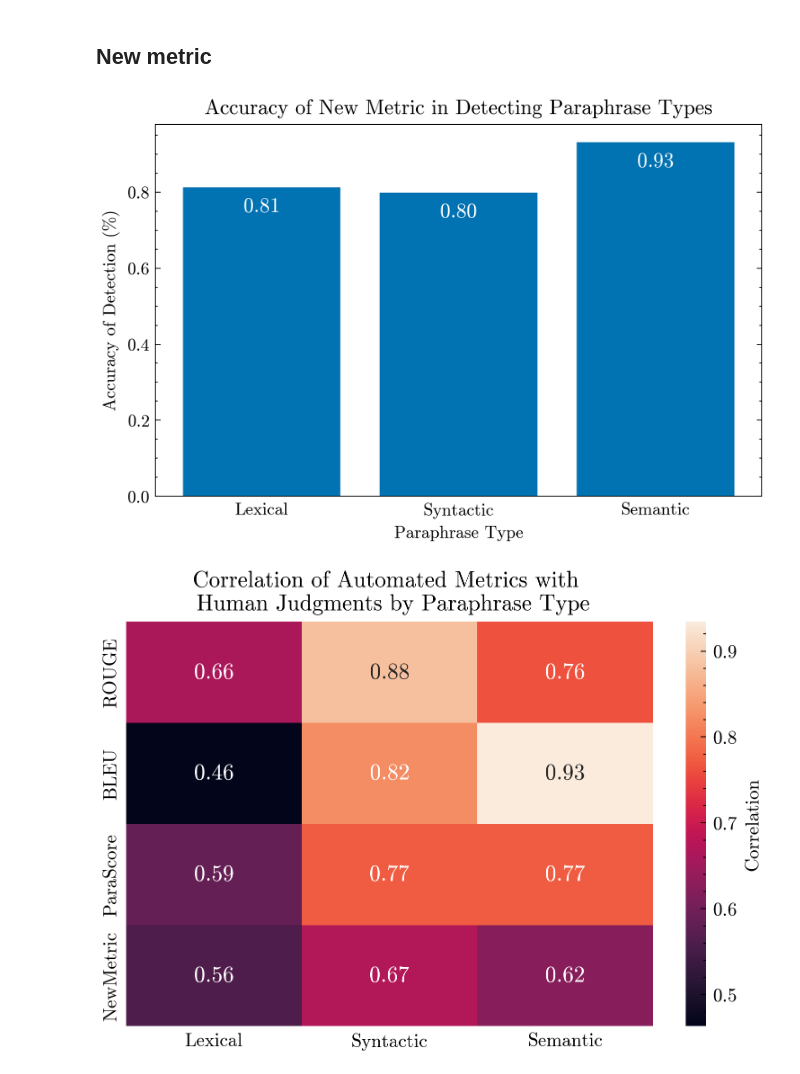
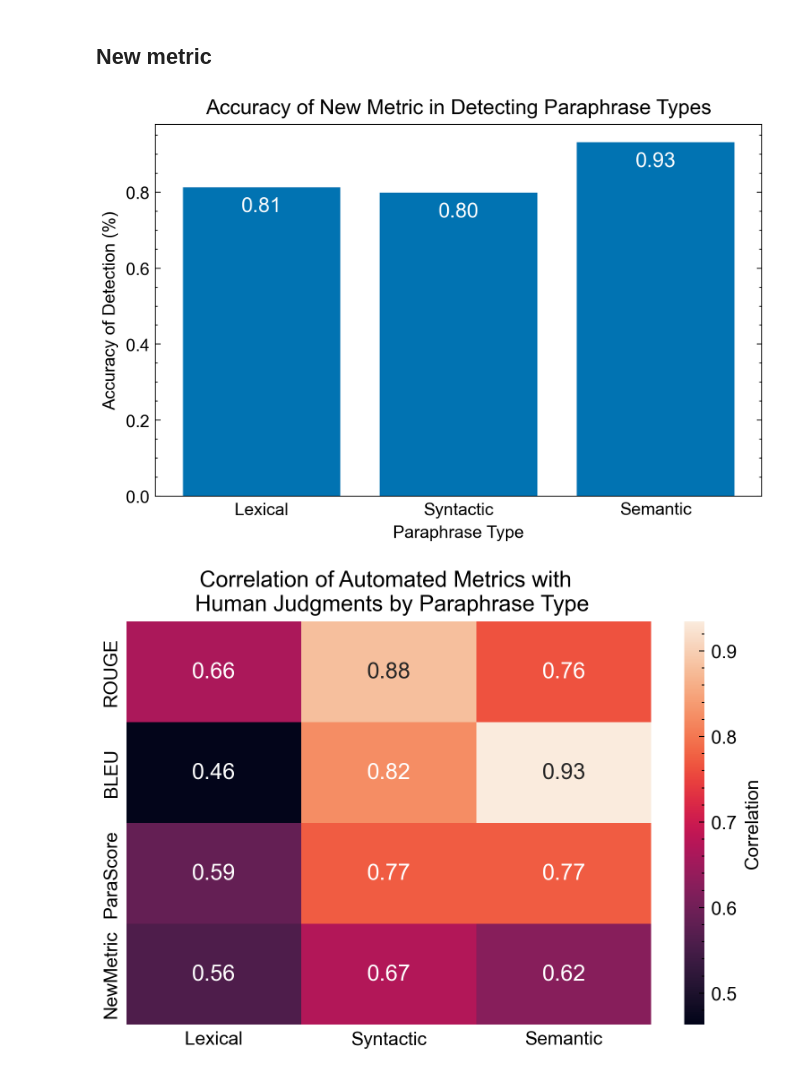
Before and after one commit to cluebbers/dpo-rlhf-paraphrase-types, a Jupyter notebook: notebooks/plots.ipynb, the cells around one changed output. Saved outputs shown, nothing was run; the diff lists cells and outputs as text; code cells hidden in the pictures.

```diff
--- a/notebooks/plots.ipynb
+++ b/notebooks/plots.ipynb
@@ -137,9 +134,11 @@ rank_counts_with_base = rank_counts_with_base.transpose()
 
 # Plot the stacked bar chart with the base model
 # Set figure size
-fig, ax = plt.subplots(figsize=(width, height), dpi=300)
+fig, ax = plt.subplots(figsize=(width1, height1), dpi=300)
 plt.style.use(['science','no-latex'])
 sns.set_palette("colorblind")
+plt.rcParams['font.family'] = 'Arial'
+plt.rcParams['font.sans-serif'] = ['Arial']
 
 index = range(len(rank_counts_with_base))
 
@@ -154,7 +153,7 @@ ax.set_xticklabels(rank_counts_with_base.index, fontsize=10)
 # Add labels and title
 ax.set_xlabel('Model', fontsize=10)
 ax.set_ylabel('Count of Rankings (DUMMY)', fontsize=10)
-ax.set_title('Human Rankings of Paraphrase Quality \n for LLaMA-3.1-70B Models', fontsize=12)
+ax.set_title('Human Rankings of Paraphrase Quality \n for LLaMA-3.1-70B Models', fontsize=11)
 
 
 # Add legend
@@ -183,9 +182,11 @@ scores = np.random.randint(50, 100, size=(len(tasks), len(models)))
 
 # Create a grouped bar chart
 # Set figure size
-fig, ax = plt.subplots(figsize=(width, height), dpi=300)
+fig, ax = plt.subplots(figsize=(width1, height1), dpi=300)
 plt.style.use(['science','no-latex'])
 sns.set_palette("colorblind")
+plt.rcParams['font.family'] = 'Arial'
+plt.rcParams['font.sans-serif'] = ['Arial']
 bar_width = 0.25
 index = np.arange(len(tasks))
 
@@ -240,9 +241,11 @@ corr_matrix = df.corr()
 
 
 # Create a heatmap for the correlation matrix
-fig, ax = plt.subplots(figsize=(width, height), dpi=300)
-plt.style.use(['science', 'no-latex'])
+fig, ax = plt.subplots(figsize=(width1, height1), dpi=300)
+plt.style.use(['science','no-latex'])
 sns.set_palette("colorblind")
+plt.rcParams['font.family'] = 'Arial'
+plt.rcParams['font.sans-serif'] = ['Arial']
 sns.heatmap(corr_matrix, annot=True, ax=ax, annot_kws={"fontsize": 12})
 
 # Add title
@@ -276,9 +279,11 @@ df_accuracy = pd.DataFrame({
 
 # Set figure size
 
-fig, ax = plt.subplots(figsize=(width, height), dpi=300)
-plt.style.use(['science', 'no-latex'])
+fig, ax = plt.subplots(figsize=(width1, height1), dpi=300)
+plt.style.use(['science','no-latex'])
 sns.set_palette("colorblind")
+plt.rcParams['font.family'] = 'Arial'
+plt.rcParams['font.sans-serif'] = ['Arial']
 
 # Create a bar chart to show the accuracy for each paraphrase type
 ax.bar(df_accuracy['Paraphrase Type'], df_accuracy['Accuracy'])
@@ -302,7 +307,7 @@ plt.savefig(output_path, dpi=300)
 # Show plot
 plt.show()
 # %% [output]
-[figure, old version]
+[figure, new version]
 # %%
 # Dummy data creation
 paraphrase_types = ['Lexical', 'Syntactic', 'Semantic']
@@ -311,33 +316,35 @@ metrics = ['ROUGE', 'BLEU', 'ParaScore', 'NewMetric']
 # Generate dummy correlation scores for each metric and paraphrase type
 correlation_scores = {
     'Lexical': np.random.uniform(0.3, 0.8, size=4),
     'Syntactic': np.random.uniform(0.4, 0.9, size=4),
     'Semantic': np.random.uniform(0.5, 0.95, size=4)
 }
 # Create the DataFrame for heatmap
 heatmap_data = pd.DataFrame(correlation_scores, index=metrics)
 
 # Plot heatmap
 
-fig, ax = plt.subplots(figsize=(width, height), dpi=300)
-plt.style.use(['science', 'no-latex'])
+fig, ax = plt.subplots(figsize=(width1, height1), dpi=300)
+plt.style.use(['science','no-latex'])
 sns.set_palette("colorblind")
+plt.rcParams['font.family'] = 'Arial'
+plt.rcParams['font.sans-serif'] = ['Arial']
 
 sns.heatmap(heatmap_data, annot=True, cbar_kws={'label': 'Correlation'}, annot_kws={"fontsize": 12})
 
 # Remove only the tick marks (but keep the labels)
 ax.tick_params(axis='x', which='both', bottom=False, top=False)  # Remove tick marks on the x-axis
 ax.tick_params(axis='y', which='both', left=False, right=False)  # Remove tick marks on the y-axis
 
 
 # Add title
 plt.title('Correlation of Automated Metrics with \n Human Judgments by Paraphrase Type', fontsize=12)
 
 # Save as a PDF
 output_path = os.path.join(output_dir, "newcorrelation.pdf")
 plt.savefig(output_path, dpi=300)
 
 # Show plot
 plt.show()
 # %% [output]
-[figure, old version]
+[figure, new version]
```
Also changed, not shown: parts of 5 cells of this notebook.
